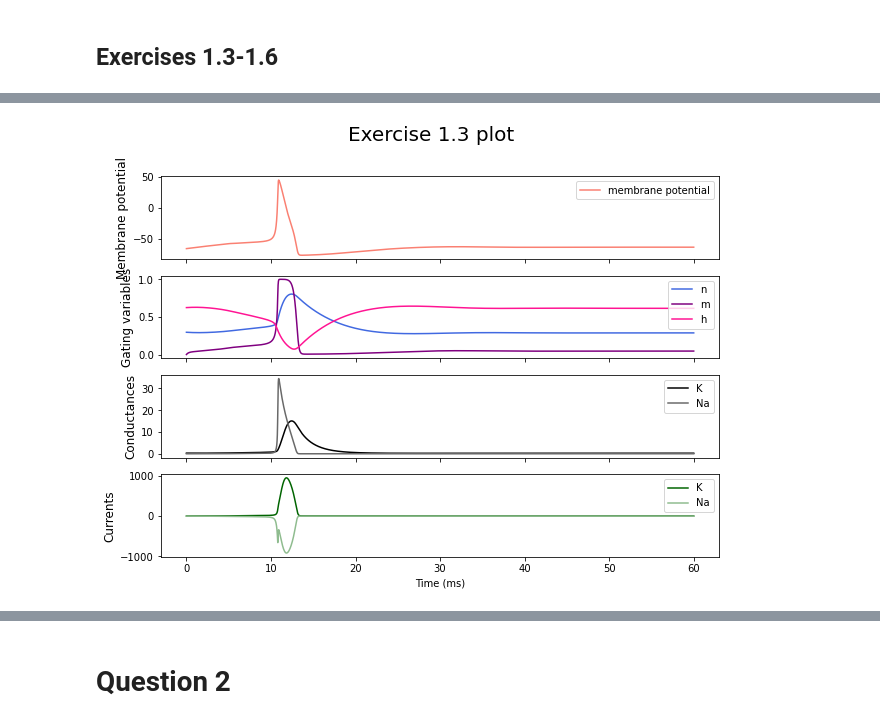
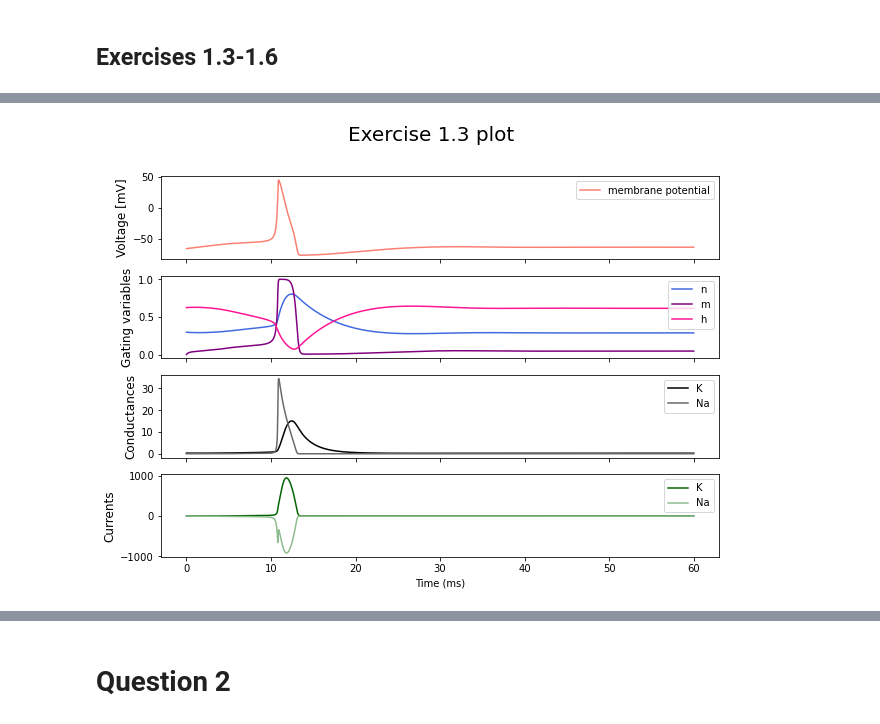
Before and after one commit to SaiAkhilVudattu/Neuro_classes, a Jupyter notebook: intro_neu/HW2/Hw2_Intro_neu.ipynb, the cells around one changed output, grey strips where cells are left out. Cells and saved outputs as stored; diff of their text form; code cells hidden in the pictures.

```diff
--- a/intro_neu/HW2/Hw2_Intro_neu.ipynb
+++ b/intro_neu/HW2/Hw2_Intro_neu.ipynb
@@ -281,34 +309,43 @@ V_001, current_001, I_Nas_001, I_Ks_001, I_leaks_001 = HodHux_ELEC380(Is_001, 0.
 # %%
 time_units = [i/100 for i in range(6000)]
 
 fig, (ax1, ax2, ax3, ax4) = plt.subplots(4, sharex=True, figsize=(10,7))
 fig.suptitle('Exercise 1.3 plot', fontsize=20)
 
-# ax1.plot(time_units, I_Nas_1, color="red", label="Na")
 ax1.plot(time_units, V_001, color="salmon", label="membrane potential")
-# ax1.plot(time_units, V_001, color="salmon", label="membrane potential") # Transmembrane current
-ax1.set_ylabel("Membrane potential", fontsize=12)
-ax1.legend()
+ax1.set_ylabel(r"Voltage [mV]", fontsize=12)
+
+# ax1 = fig.add_subplot(111)
+
+# ax_twin = ax1.twinx()
+# ax_twin.plot(time_units, current_001, '-r', label = 'transmembrane current')
+# ax_twin.set_ylabel(r"Current [$\mu A$]")
+
+# # ax2.set_ylim(0, 35)
+
+# # ax.set_ylim(-20,100)
+ax1.legend(loc=0)
+# ax_twin.legend(loc=4)
 
 # ax2.plot(time_units, I_Ks_1, color="blue", label="K")
 ax2.plot(time_units, n, color="royalblue", label="n")
 ax2.plot(time_units, m, color="purple", label="m")
 ax2.plot(time_units, h, color="deeppink", label="h")
 ax2.set_ylabel(u"Gating variables", fontsize=12)
 ax2.legend()
 
 ax3.plot(time_units, gkt, color="k", label="K")
 ax3.plot(time_units, gnat, color="dimgrey", label="Na")
 ax3.set_ylabel("Conductances", fontsize=12)
 ax3.legend()
 
 ax4.plot(time_units, Ik, color="darkgreen", label="K")
 ax4.plot(time_units, Ina, color="darkseagreen", label="Na")
 ax4.set_ylabel("Currents", fontsize=12)
 ax4.legend()
 
 plt.xlabel('Time (ms)') #Not in the correct time units
 # plt.ylim([-50, 50])
 plt.show()
 # %% [output]
-[figure, old version]
+[figure, new version]
```
Also changed, not shown: parts of 9 cells of this notebook.
